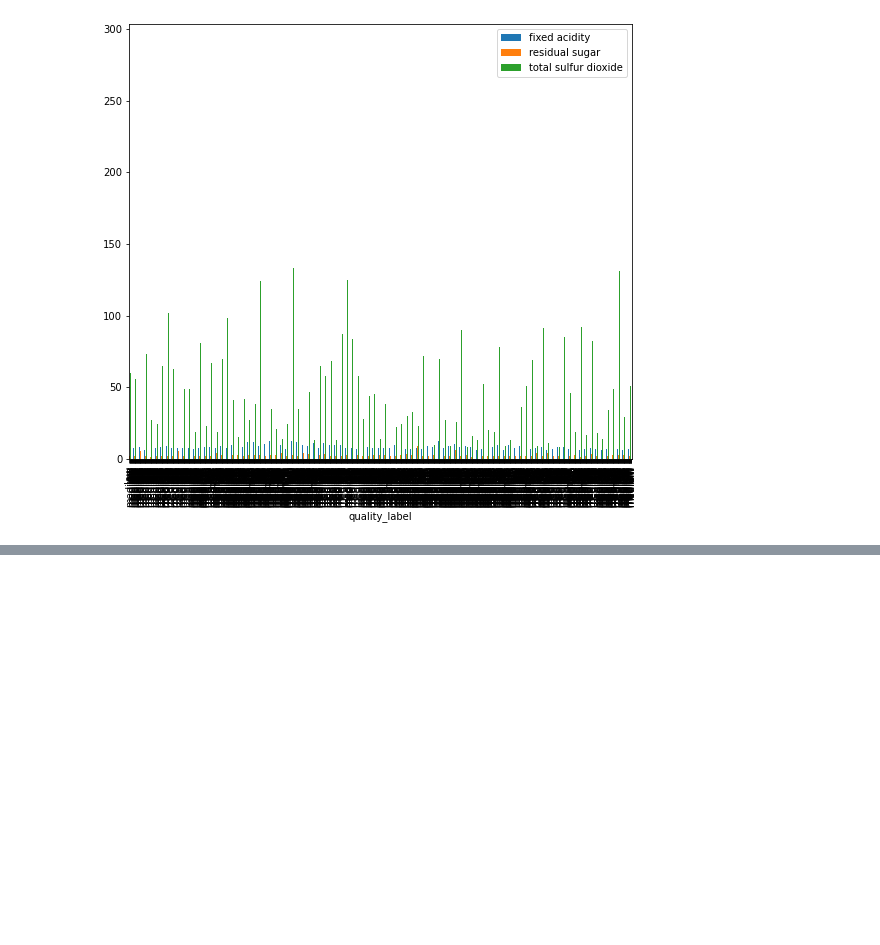
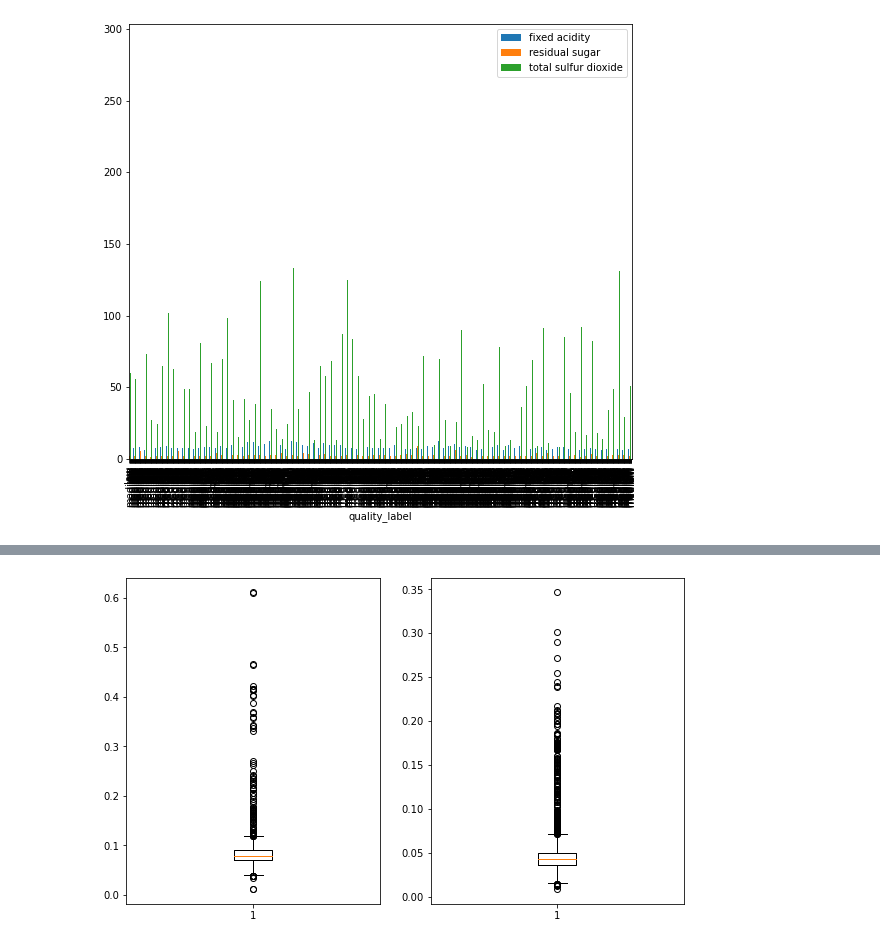
Before and after one commit to Anitagg1/Phyton-Workshop, a Jupyter notebook: Wine Project.ipynb, the cells around one changed output, grey strips where cells are left out. Saved outputs shown, nothing was run; the diff lists cells and outputs as text; code cells hidden in the pictures; blank space fills up the shorter version.

```diff
--- a/Wine Project.ipynb
+++ b/Wine Project.ipynb
@@ -342,0 +372,6 @@ KeyError: 'quality_type'
+# %%
+fig, ax = plt.subplots(1,2, figsize=(10, 6))
+ax[0].boxplot( wines[wines['wine_type'] == 'red']['chlorides'], );
+ax[1].boxplot( wines[wines['wine_type'] == 'white']['chlorides']);
+# %% [output]
+[figure, added]
```
Also changed, not shown: parts of 13 cells of this notebook.
